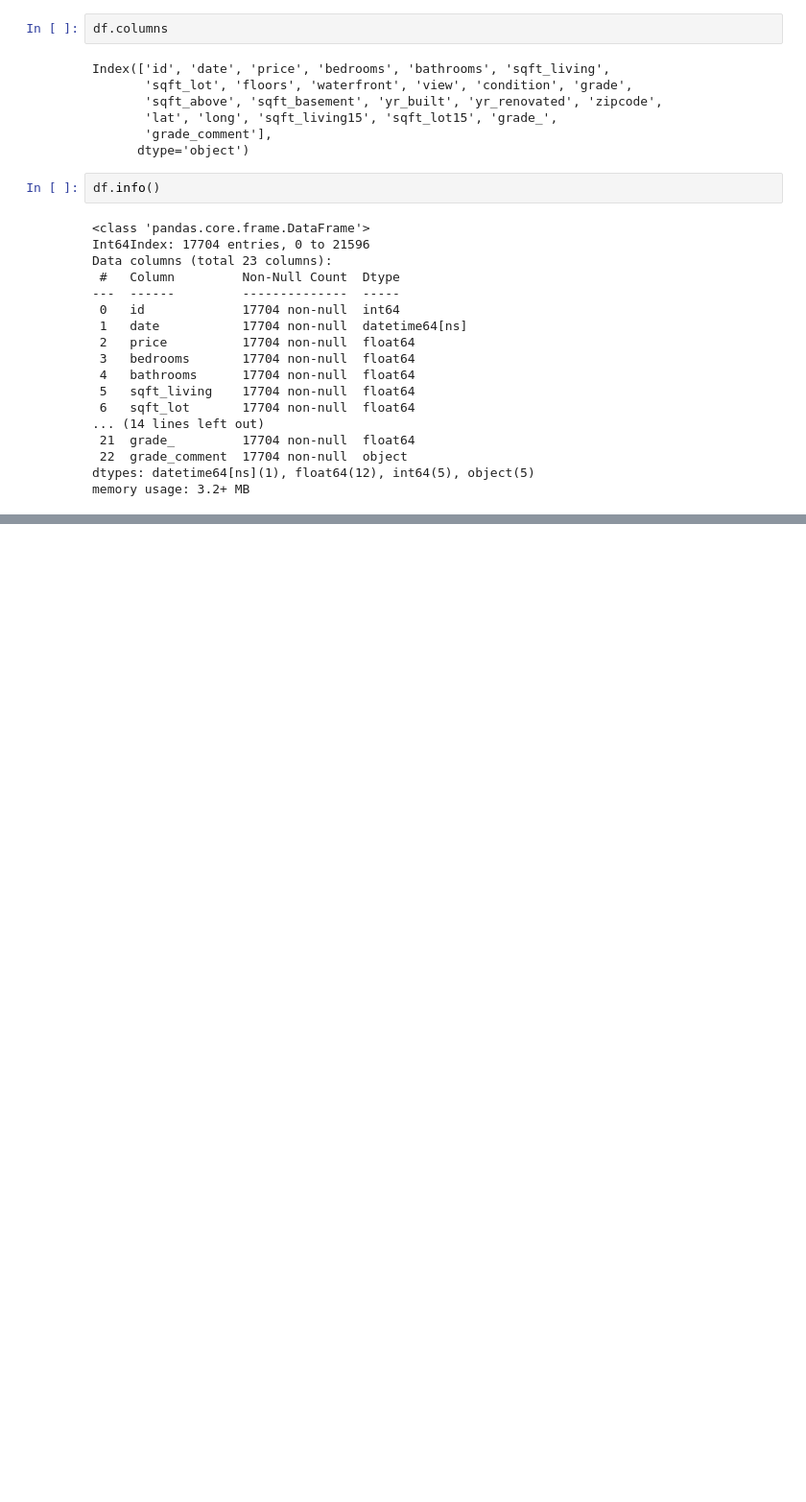
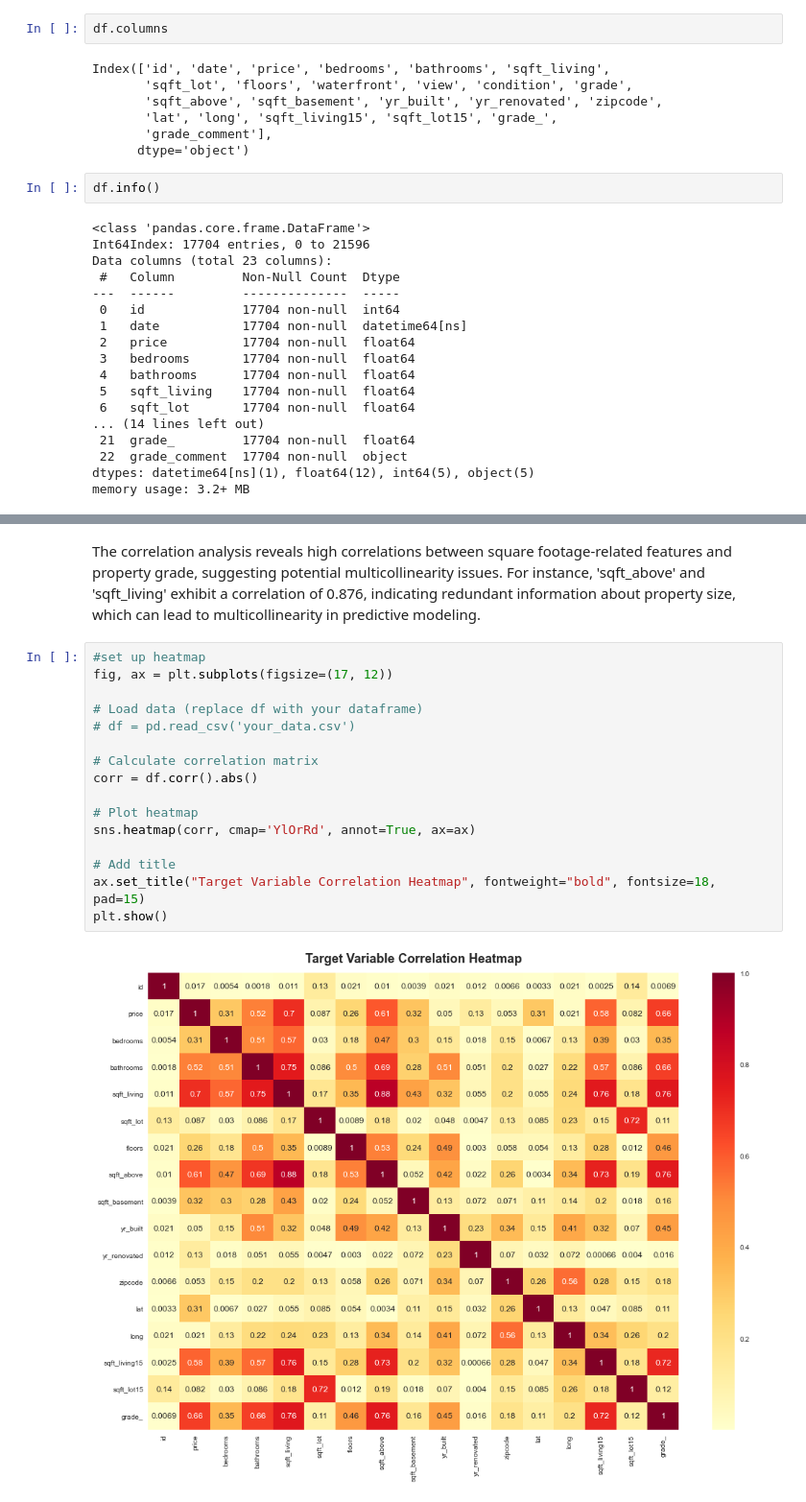
Before and after one commit to Agai-Beryl/Northwestern-County-Real-Estate-Price-Forecast, a Jupyter notebook: student.ipynb, the cells around one changed output, grey strips where cells are left out. Shown at 96% size. Drawn from its saved outputs; the diff is of its cells as text; blank space fills up the shorter version.

```diff
--- a/student.ipynb
+++ b/student.ipynb
@@ -487,0 +628,20 @@ memory usage: 3.2+ MB
+# %% [markdown]
+The correlation analysis reveals high correlations between square footage-related features and property grade, suggesting potential multicollinearity issues. For instance, 'sqft_above' and 'sqft_living' exhibit a correlation of 0.876, indicating redundant information about property size, which can lead to multicollinearity in predictive modeling.
+# %%
+#set up heatmap
+fig, ax = plt.subplots(figsize=(17, 12))
+
+# Load data (replace df with your dataframe)
+# df = pd.read_csv('your_data.csv')
+
+# Calculate correlation matrix
+corr = df.corr().abs()
+
+# Plot heatmap
+sns.heatmap(corr, cmap='YlOrRd', annot=True, ax=ax)
+
+# Add title
+ax.set_title("Target Variable Correlation Heatmap", fontweight="bold", fontsize=18, pad=15)
+plt.show()
+# %% [output]
+[figure, added]
```
Also changed, not shown: parts of 30 cells of this notebook.
